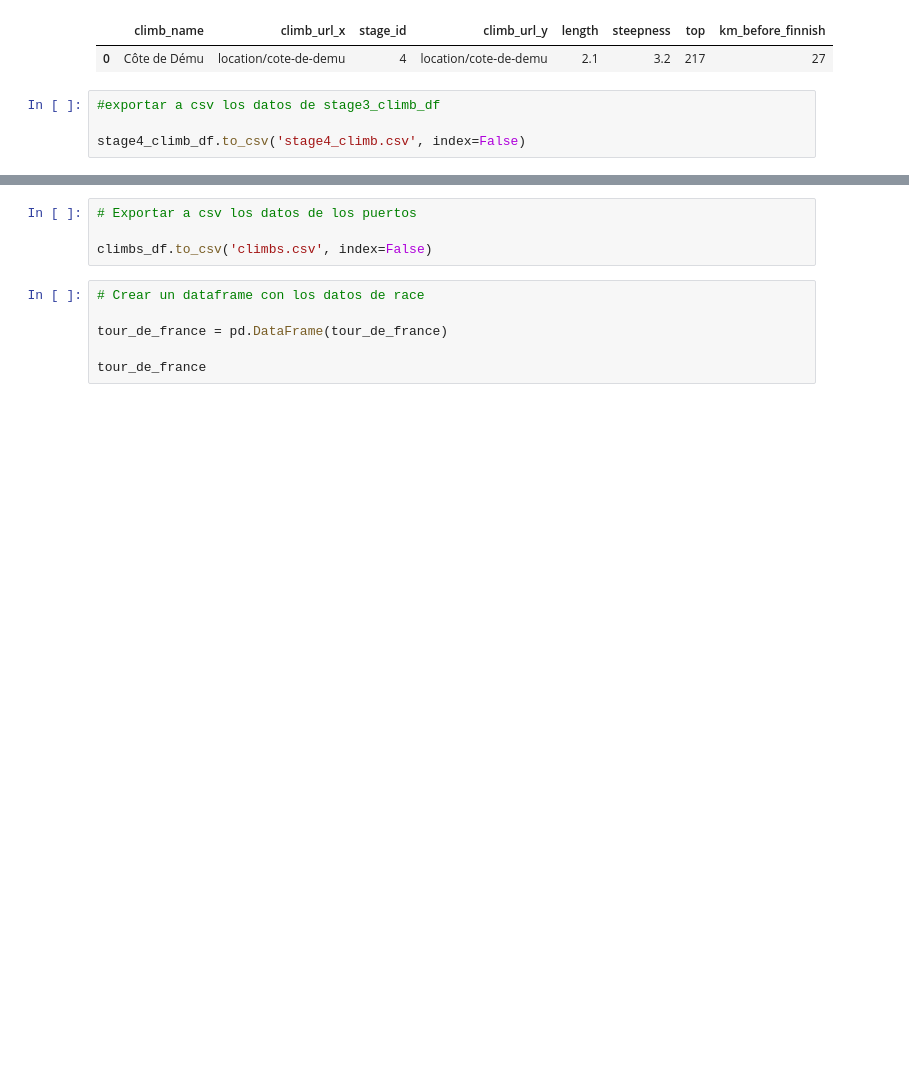
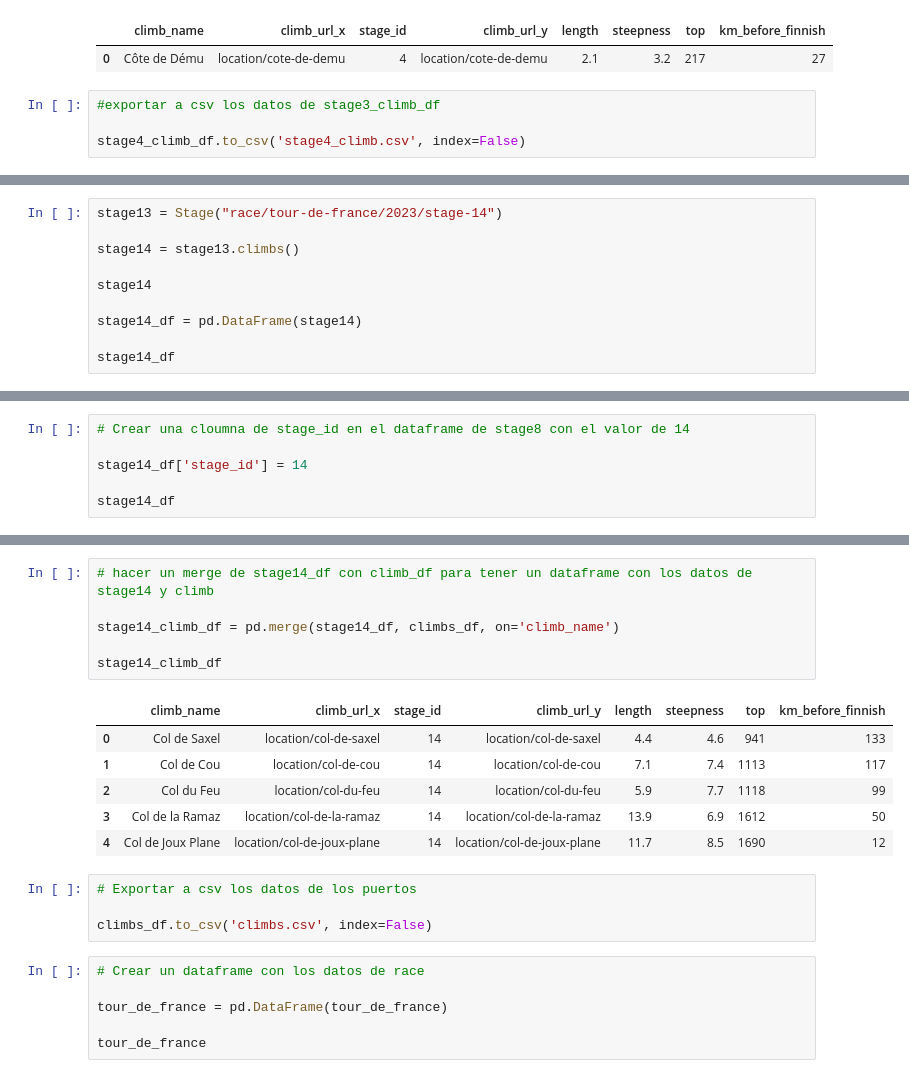
Before and after one commit to luisgh87/w4-project_ETL, a Jupyter notebook: le_grande_boucle.ipynb, the cells around one changed output, grey strips where cells are left out. Drawn from its saved outputs; the diff is of its cells as text; blank space fills up the shorter version.

```diff
--- a/le_grande_boucle.ipynb
+++ b/le_grande_boucle.ipynb
@@ -349,0 +725,10 @@ stage4_climb_df.to_csv('stage4_climb.csv', index=False)
+# %%
+stage13 = Stage("race/tour-de-france/2023/stage-14")
+
+stage14 = stage13.climbs()
+
+stage14
+
+stage14_df = pd.DataFrame(stage14)
+
+stage14_df
@@ -349,0 +742,6 @@ stage4_climb_df.to_csv('stage4_climb.csv', index=False)
+# %%
+# Crear una cloumna de stage_id en el dataframe de stage8 con el valor de 14
+
+stage14_df['stage_id'] = 14
+
+stage14_df
@@ -350,3 +755,16 @@ stage4_climb_df.to_csv('stage4_climb.csv', index=False)
+# %%
+# hacer un merge de stage14_df con climb_df para tener un dataframe con los datos de stage14 y climb
+
+stage14_climb_df = pd.merge(stage14_df, climbs_df, on='climb_name')
+
+stage14_climb_df
+# %% [output]
+|  | climb_name | climb_url_x | stage_id | climb_url_y | length | steepness | top | km_before_finnish |
+| 0 | Col de Saxel | location/col-de-saxel | 14 | location/col-de-saxel | 4.4 | 4.6 | 941 | 133 |
+| 1 | Col de Cou | location/col-de-cou | 14 | location/col-de-cou | 7.1 | 7.4 | 1113 | 117 |
+| 2 | Col du Feu | location/col-du-feu | 14 | location/col-du-feu | 5.9 | 7.7 | 1118 | 99 |
+| 3 | Col de la Ramaz | location/col-de-la-ramaz | 14 | location/col-de-la-ramaz | 13.9 | 6.9 | 1612 | 50 |
+| 4 | Col de Joux Plane | location/col-de-joux-plane | 14 | location/col-de-joux-plane | 11.7 | 8.5 | 1690 | 12 |
 # %%
 # Exportar a csv los datos de los puertos
 
```
Also changed, not shown: parts of 38 cells of this notebook, 11 other files.
